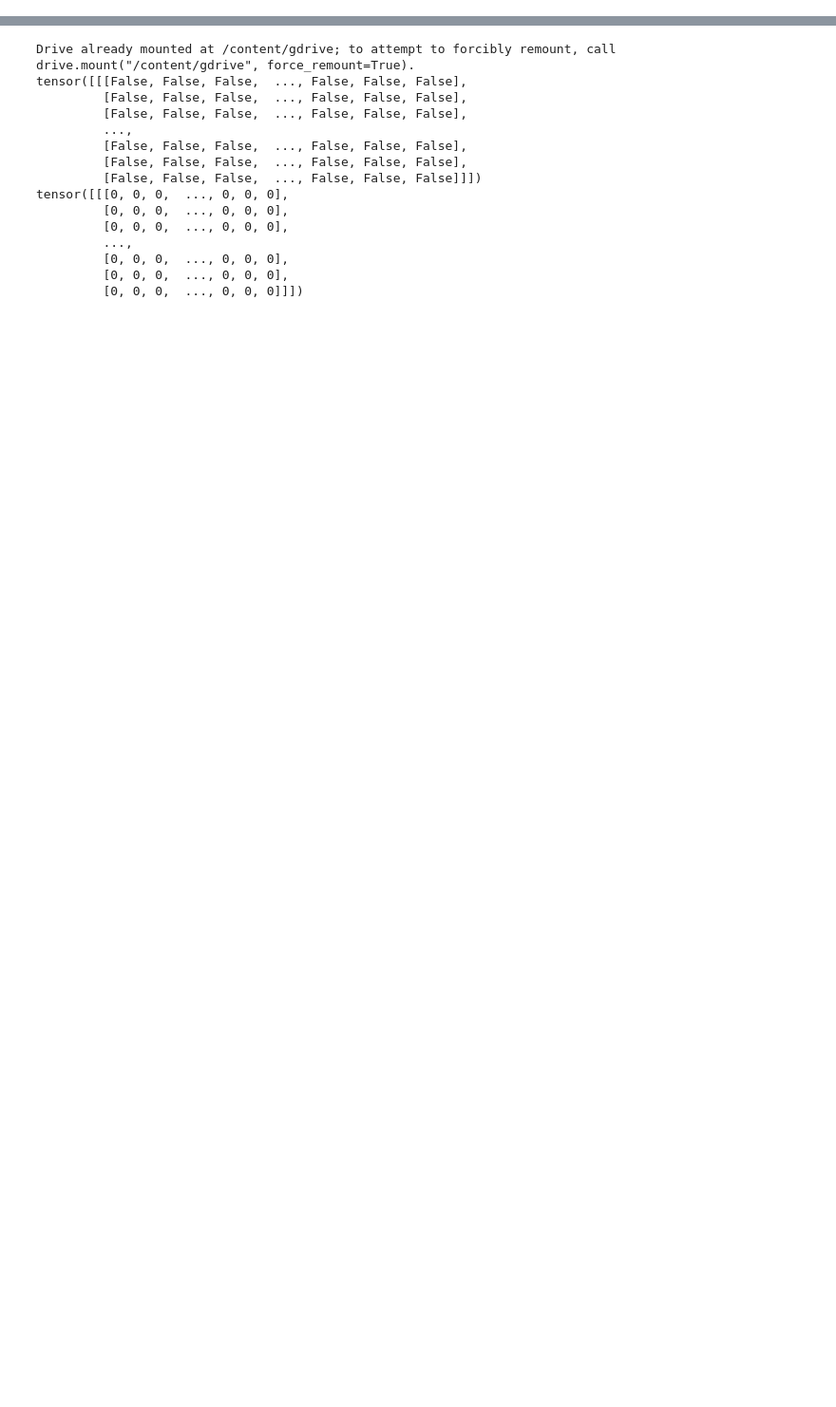
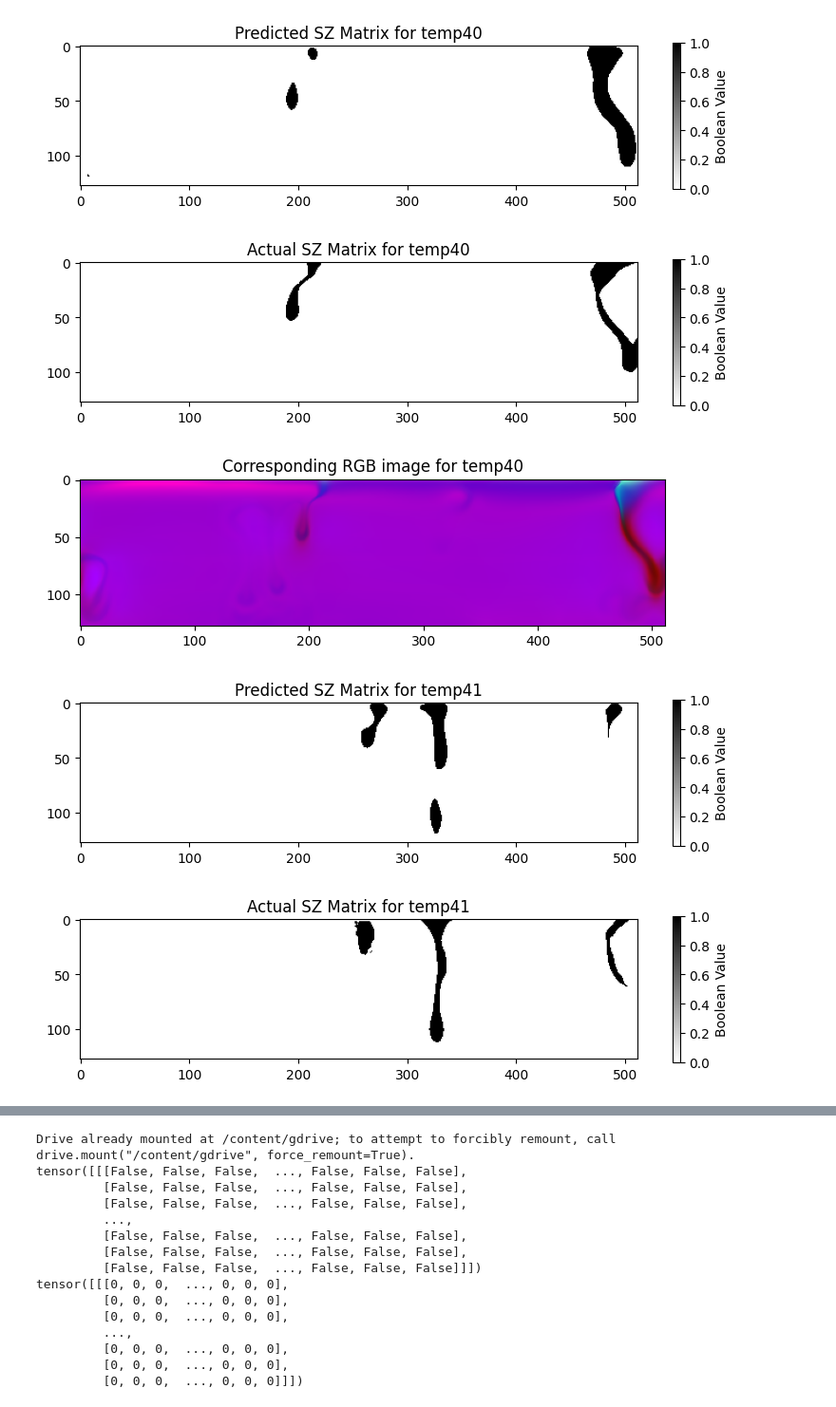
Before and after one commit to heec12/SZ-detection, a Jupyter notebook: FCN_SZ_detection.ipynb, the cells around one changed output, grey strips where cells are left out. Shown at 95% size. Drawn from its saved outputs; the diff is of its cells as text; code cells hidden in the pictures; blank space fills up the shorter version.

Commit message:
Different input files

```diff
--- a/FCN_SZ_detection.ipynb
+++ b/FCN_SZ_detection.ipynb
@@ -187,0 +693,34 @@ Average loss for temp31: 90.48
+# %%
+# Function to create a predicted SZ
+def plot_actual(y_matrix, title):
+    y_matrix = y_matrix.squeeze(0)
+    plt.figure(figsize=(8, 2))
+    plt.imshow(y_matrix, vmin=0, cmap='binary')
+    plt.title(title)
+    plt.colorbar(label='Boolean Value')
+    plt.tight_layout()
+    plt.show()
+
+# Evaluation loop
+for i in range(40, 44):
+    input_temp1 = 'temp' + str(i)
+    input_temp_ha = 'ha_temp' + str(i)
+    filename_rgb = f'/content/gdrive/MyDrive/rgbs/{input_temp_ha}.pt'
+    filename_bool = f'/content/gdrive/MyDrive/conveco_boolean/boolean_{input_temp1}.o'
+    loaded_tensor_rgb = torch.load(filename_rgb).to(device)
+    loaded_tensor_bool = torch.load(filename_bool).to(device)
+    X_eval = loaded_tensor_rgb.float()
+    X_eval = X_eval.permute(2, 0, 1).unsqueeze(0)
+    y_eval = loaded_tensor_bool.type(torch.FloatTensor)
+
+    average_loss, outputs = evaluate_model(model, criterion, X_eval, y_eval, device)
+    outputs = post_process(outputs)
+    plot_results(outputs.cpu().numpy(), f'Predicted SZ Matrix for {input_temp1}')
+    plot_actual(y_eval.cpu().numpy(), f'Actual SZ Matrix for {input_temp1}')
+    plot_rgb(loaded_tensor_rgb, f'Corresponding RGB image for {input_temp1}')
+# %% [output]
+[figure, added]
+[figure, added]
+[figure, added]
+[figure, added]
+[figure, added]
```
Also changed, not shown: parts of 12 cells of this notebook.
